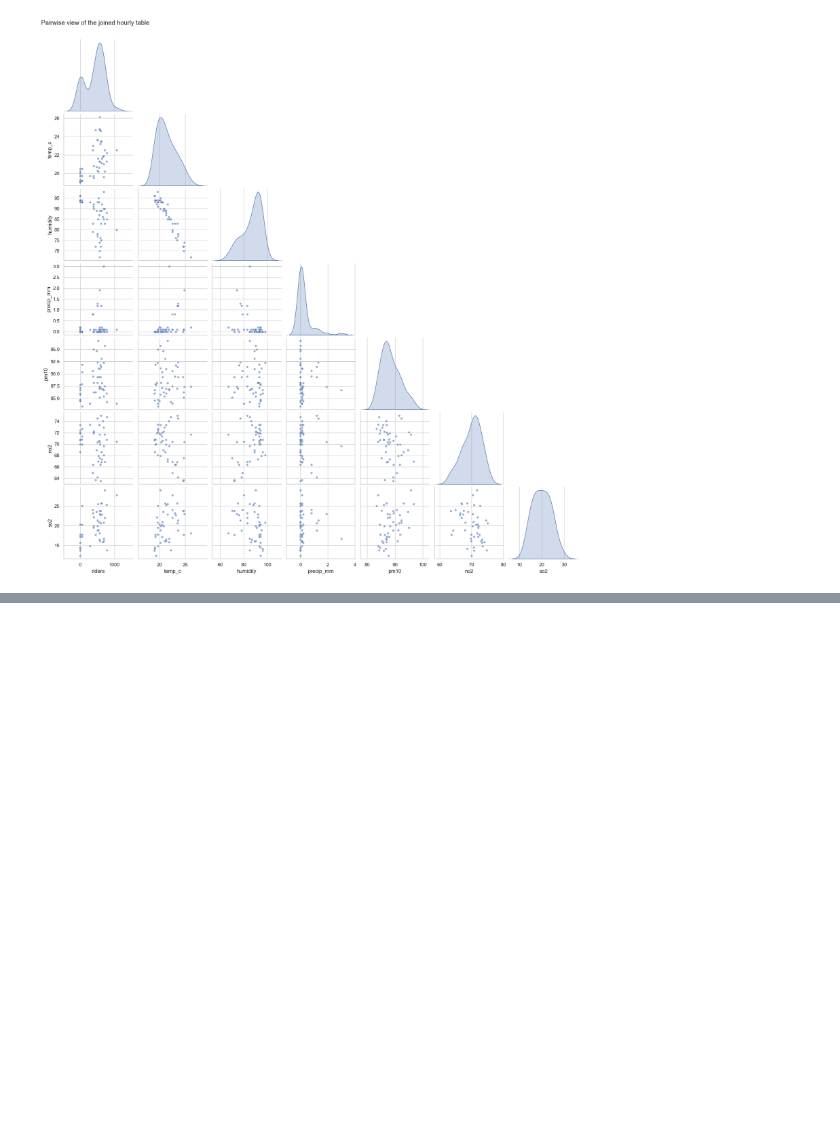
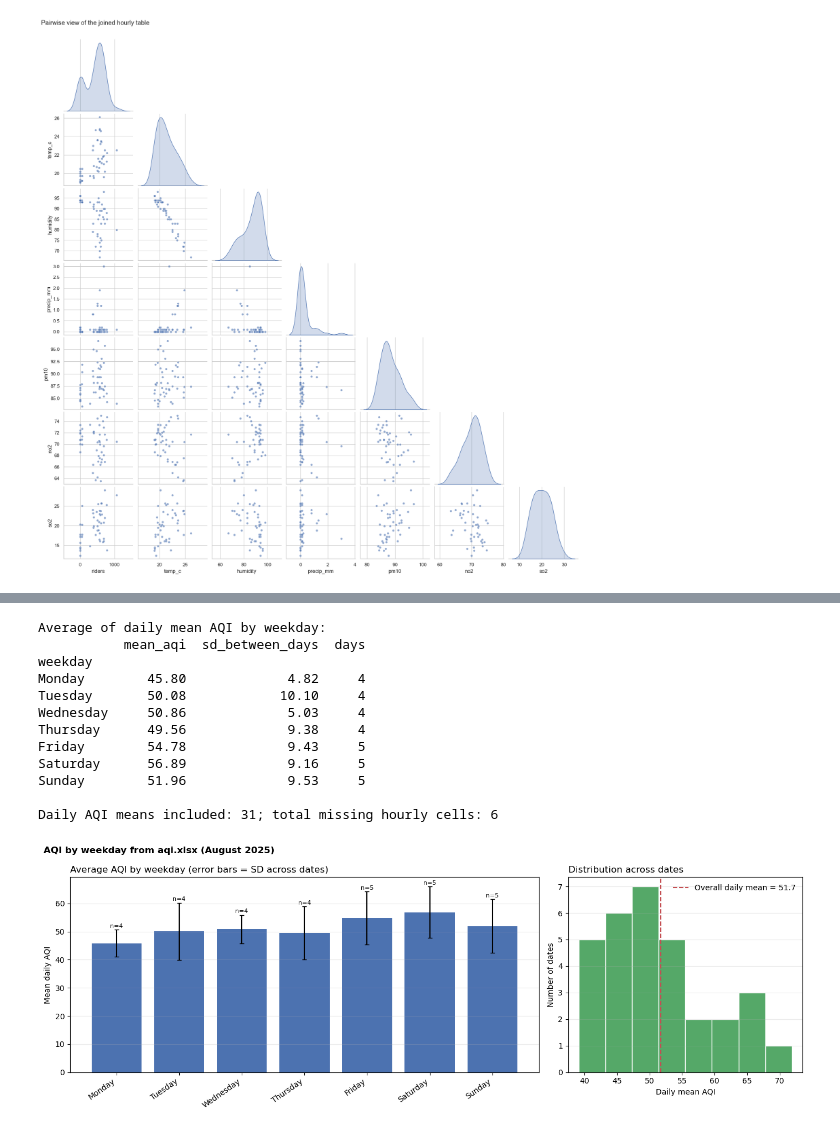
Before and after one commit to T-j-A-n/Traffic-patterns, a Jupyter notebook: notebook.ipynb, the cells around one changed output, grey strips where cells are left out. Drawn from its saved outputs; the diff is of its cells as text; code cells hidden in the pictures; blank space fills up the shorter version.

```diff
--- a/notebook.ipynb
+++ b/notebook.ipynb
@@ -677,0 +997,72 @@ g.fig.savefig(OUT / "11_pairplot.png", dpi=130, bbox_inches="tight"); plt.show()
+# %%
+from pathlib import Path
+import pandas as pd
+import matplotlib.pyplot as plt
+
+AQI_FILE = "aqi.xlsx"
+AQI_SHEET = "AQI"
+WEEKDAY_ORDER = ["Monday", "Tuesday", "Wednesday", "Thursday", "Friday", "Saturday", "Sunday"]
+
+# Convert the workbook's day numbers to dates using the project month/year.
+aq_weekday_wide = pd.read_excel(AQI_FILE, sheet_name=AQI_SHEET)
+aq_weekday_long = aq_weekday_wide.melt(
+    id_vars="Date", var_name="hour", value_name="aqi")
+aq_weekday_long["day"] = pd.to_numeric(aq_weekday_long["Date"], errors="raise").astype(int)
+aq_weekday_long["date"] = pd.to_datetime({
+    "year": 2025, "month": 8, "day": aq_weekday_long["day"]
+})
+aq_weekday_long["weekday"] = aq_weekday_long["date"].dt.day_name()
+
+# First average available hours within each date, then average the dates by weekday.
+aq_daily = (aq_weekday_long.groupby(["date", "weekday"], as_index=False)
+            .agg(daily_mean_aqi=("aqi", "mean"), hours_available=("aqi", "count")))
+aq_weekday_summary = (aq_daily.groupby("weekday")
+    .agg(mean_aqi=("daily_mean_aqi", "mean"),
+         sd_between_days=("daily_mean_aqi", "std"),
+         days=("date", "nunique"))
+    .reindex(WEEKDAY_ORDER))
+print("Average of daily mean AQI by weekday:")
+print(aq_weekday_summary.round(2).to_string())
+print(f"\nDaily AQI means included: {len(aq_daily)}; total missing hourly cells: {int(aq_weekday_long['aqi'].isna().sum())}")
+
+fig, axes = plt.subplots(1, 2, figsize=(14, 5), gridspec_kw={"width_ratios": [2, 1]})
+means = aq_weekday_summary["mean_aqi"]
+errors = aq_weekday_summary["sd_between_days"].fillna(0)
+bars = axes[0].bar(range(len(WEEKDAY_ORDER)), means, yerr=errors, capsize=3, color="#4c72b0")
+axes[0].set_xticks(range(len(WEEKDAY_ORDER)), WEEKDAY_ORDER, rotation=35, ha="right")
+axes[0].set_ylabel("Mean daily AQI")
+axes[0].set_title("Average AQI by weekday (error bars = SD across dates)", loc="left")
+axes[0].grid(axis="y", alpha=0.25)
+for i, (bar, day) in enumerate(zip(bars, WEEKDAY_ORDER)):
+    axes[0].text(bar.get_x() + bar.get_width() / 2, bar.get_height() + errors.iloc[i] + 0.3,
+                 f"n={int(aq_weekday_summary.loc[day, 'days'])}", ha="center", va="bottom", fontsize=8)
+
+daily_values = aq_daily["daily_mean_aqi"].dropna()
+axes[1].hist(daily_values, bins=8, color="#55a868", edgecolor="white")
+axes[1].axvline(daily_values.mean(), color="#c44e52", linestyle="--",
+                label=f"Overall daily mean = {daily_values.mean():.1f}")
+axes[1].set_xlabel("Daily mean AQI")
+axes[1].set_ylabel("Number of dates")
+axes[1].set_title("Distribution across dates", loc="left")
+axes[1].legend(frameon=False)
+axes[1].grid(axis="y", alpha=0.25)
+fig.suptitle("AQI by weekday from aqi.xlsx (August 2025)", x=0.01, ha="left", fontweight="bold")
+fig.tight_layout()
+figure_dir = Path("figures")
+figure_dir.mkdir(exist_ok=True)
+fig.savefig(figure_dir / "14_aqi_weekday_average_histogram.png", dpi=150, bbox_inches="tight")
+plt.show()
+# %% [output]
+Average of daily mean AQI by weekday:
+           mean_aqi  sd_between_days  days
+weekday
+Monday        45.80             4.82     4
+Tuesday       50.08            10.10     4
+Wednesday     50.86             5.03     4
+Thursday      49.56             9.38     4
+Friday        54.78             9.43     5
+Saturday      56.89             9.16     5
+Sunday        51.96             9.53     5
+
+Daily AQI means included: 31; total missing hourly cells: 6
+[figure, added]
```
Also changed, not shown: parts of 7 cells of this notebook, 5 other files.
